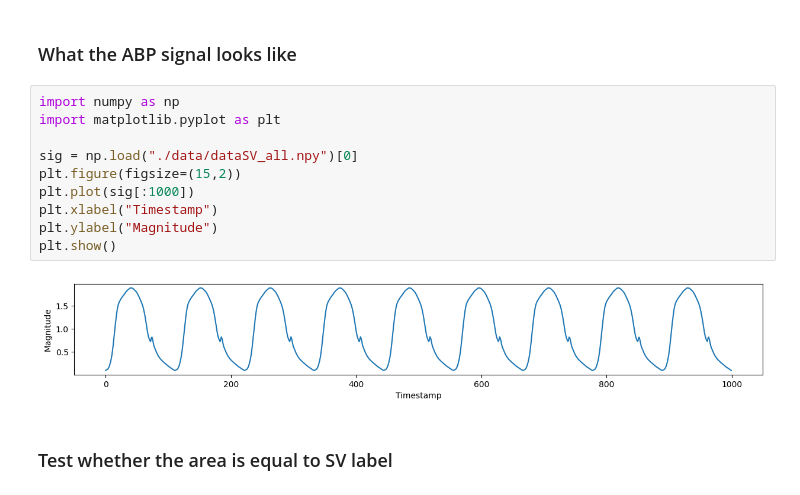
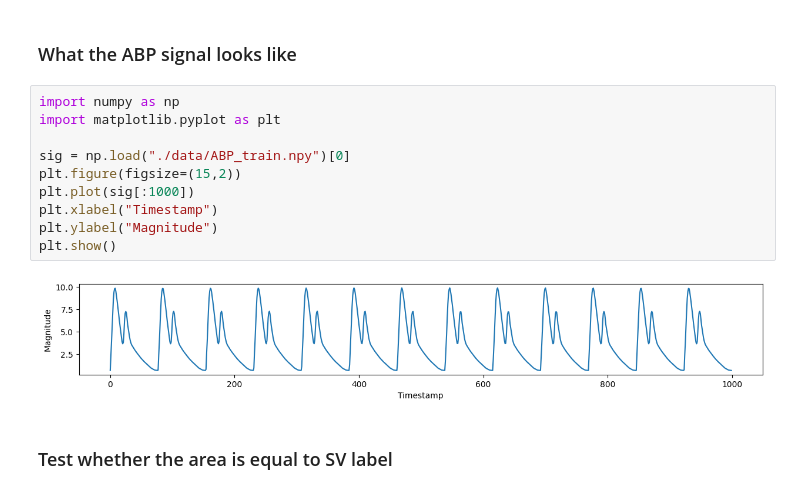
Before and after one commit to wsonguga/DataDemo, a Jupyter notebook: bsg_simulation/test.ipynb, the cells around one changed output. Saved outputs shown, nothing was run; the diff lists cells and outputs as text.

```diff
--- a/bsg_simulation/test.ipynb
+++ b/bsg_simulation/test.ipynb
@@ -3,15 +3,15 @@
 # %%
 import numpy as np
 import matplotlib.pyplot as plt
 
-sig = np.load("./data/dataSV_all.npy")[0]
+sig = np.load("./data/ABP_train.npy")[0]
 plt.figure(figsize=(15,2))
 plt.plot(sig[:1000])
 plt.xlabel("Timestamp")
 plt.ylabel("Magnitude")
 plt.show()
 # %% [output]
-[figure, old version]
+[figure, new version]
 # %% [markdown]
 ### Test whether the area is equal to SV label
 # %%
```
Also changed, not shown: parts of 6 cells of this notebook, 9 other files.
